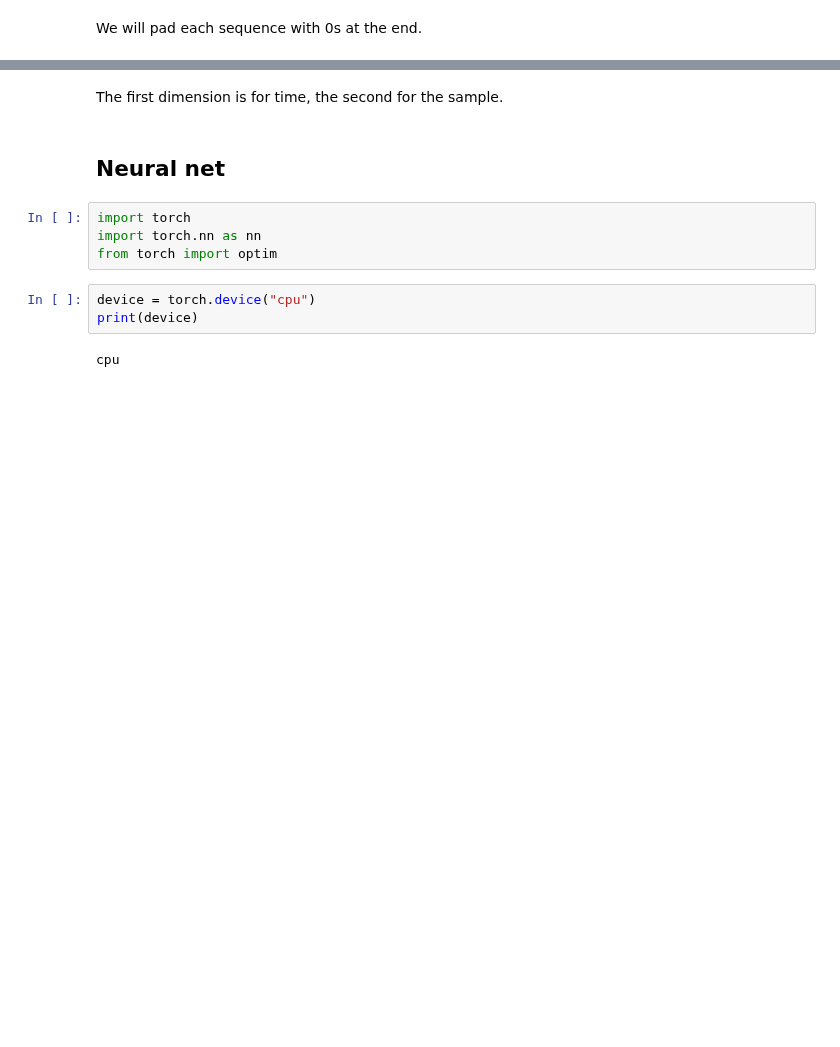
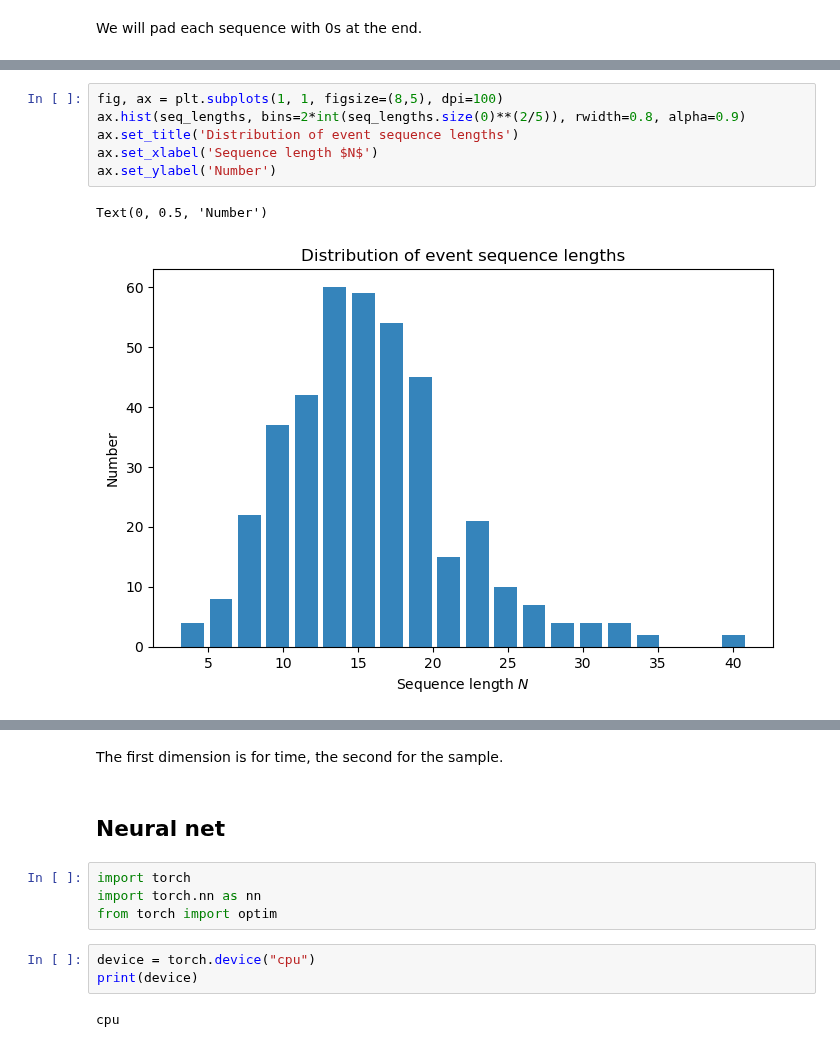
Before and after one commit to Deeptradingfx/point-process-nets, a Jupyter notebook: notebooks/neura.ipynb, the cells around one changed output, grey strips where cells are left out. Drawn from its saved outputs; the diff is of its cells as text; blank space fills up the shorter version.

```diff
--- a/notebooks/neura.ipynb
+++ b/notebooks/neura.ipynb
@@ -67,3 +67,12 @@ tmax = 20.000
+# %%
+fig, ax = plt.subplots(1, 1, figsize=(8,5), dpi=100)
+ax.hist(seq_lengths, bins=2*int(seq_lengths.size(0)**(2/5)), rwidth=0.8, alpha=0.9)
+ax.set_title('Distribution of event sequence lengths')
+ax.set_xlabel('Sequence length $N$')
+ax.set_ylabel('Number')
+# %% [output]
+Text(0, 0.5, 'Number')
+[figure, added]
 # %%
 data_tensor.shape
 # %% [output]
```
Also changed, not shown: parts of 15 cells of this notebook, 3 other files.
